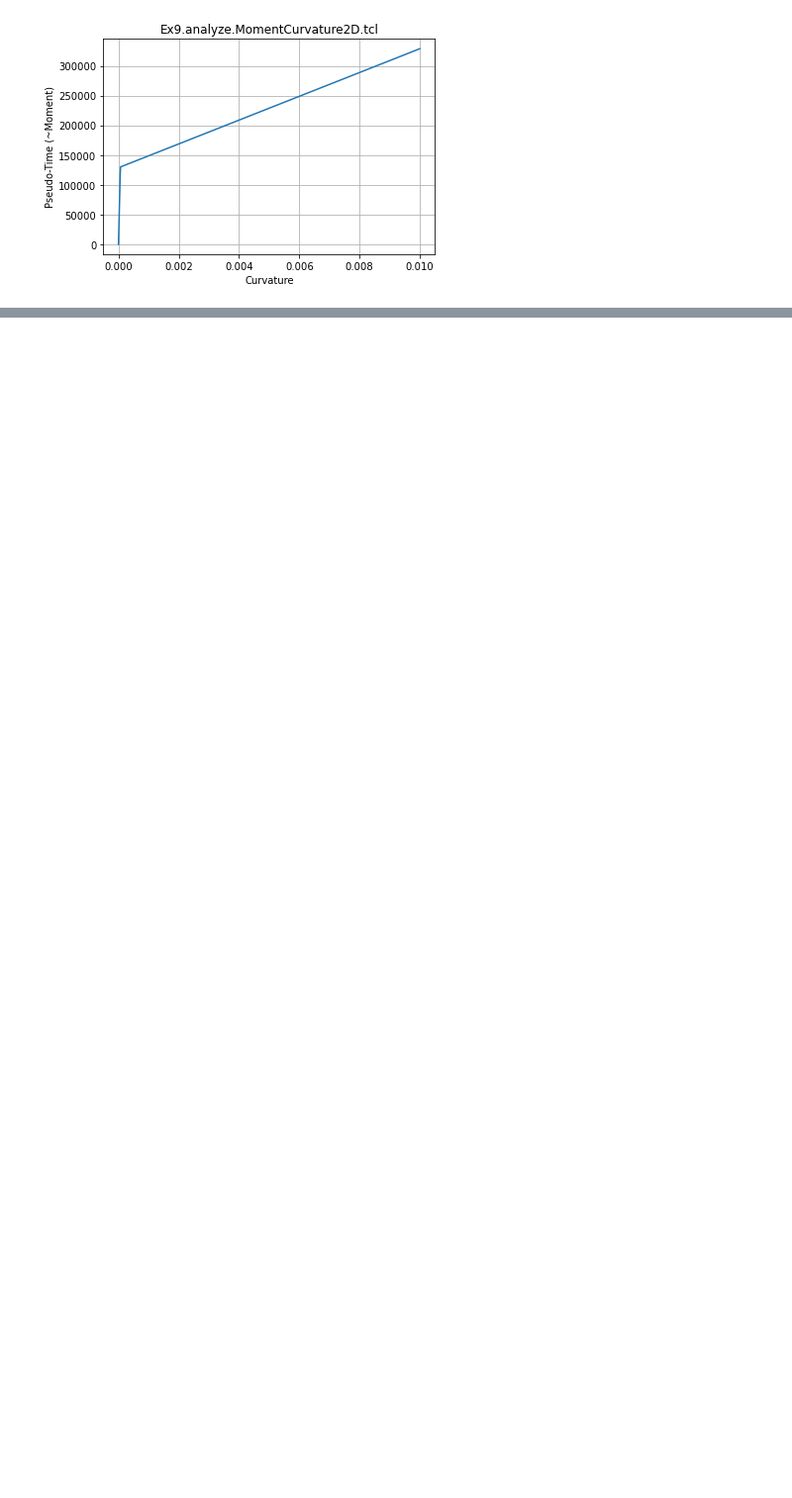
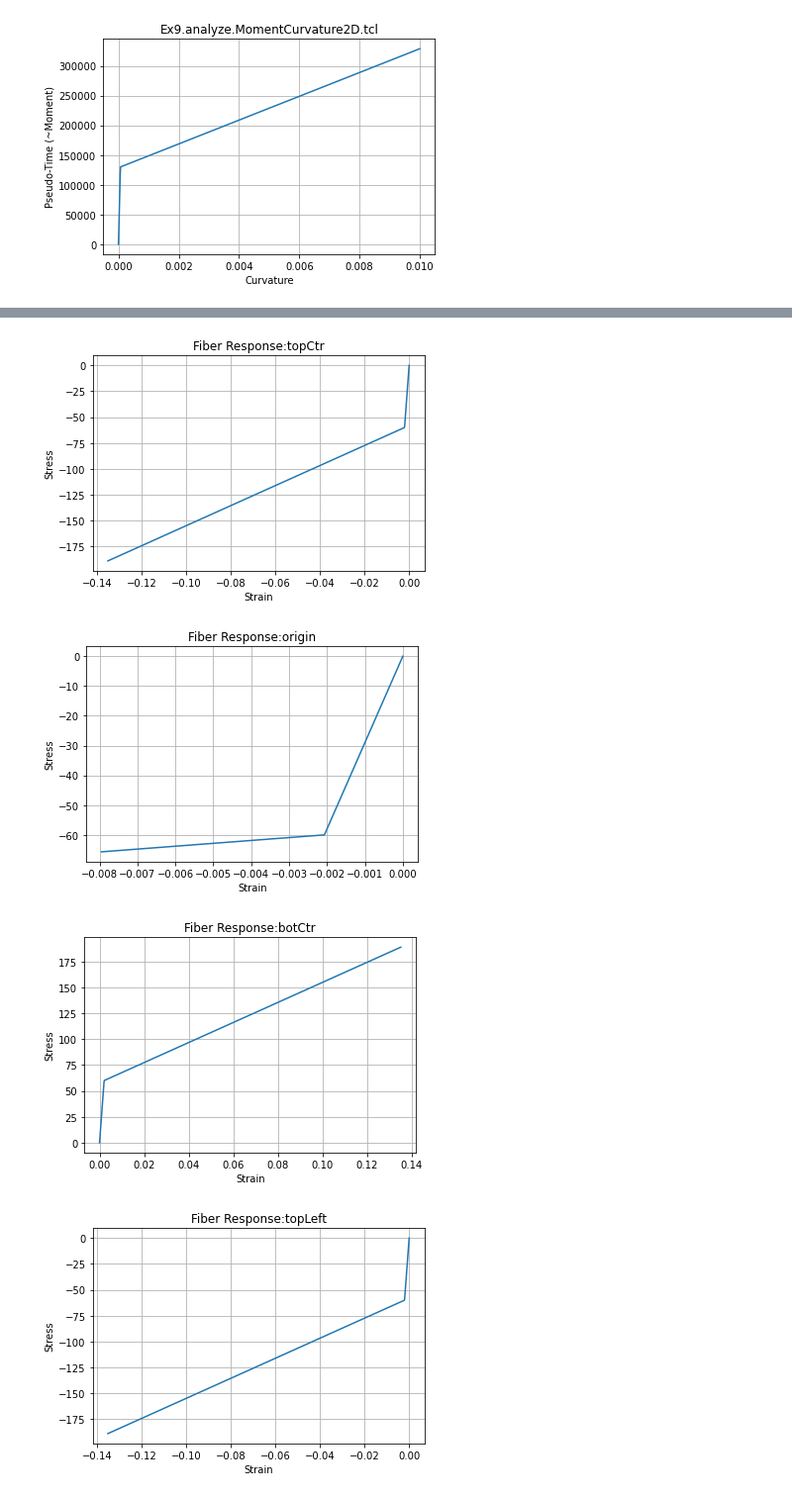
Before and after one commit to silviamazzoni/OpenSeesPy_ExamplesManual, a Jupyter notebook: BraineryBytes_OpenSees_Examples_Manual_Example_9_MomentCurvaturAnalysis.ipynb, the cells around one changed output, grey strips where cells are left out. Shown at 99% size. Cells and saved outputs as stored; diff of their text form; code cells hidden in the pictures; blank space fills up the shorter version.

```diff
--- a/BraineryBytes_OpenSees_Examples_Manual_Example_9_MomentCurvaturAnalysis.ipynb
+++ b/BraineryBytes_OpenSees_Examples_Manual_Example_9_MomentCurvaturAnalysis.ipynb
@@ -365,0 +385,16 @@ plt.show()
+# %%
+# look at fiber response:
+for thisLabel,thisData in fiberRecorderData.items():
+    fname3 = 'FiberResponse_'+thisLabel+'.out'
+    dataDFree = numpy.loadtxt(fname3)
+    plt.plot(dataDFree[:,1],dataDFree[:,0])
+    plt.xlabel('Strain')
+    plt.ylabel('Stress')
+    plt.title('Fiber Response:' + thisLabel)
+    plt.grid(True)
+    plt.show()
+# %% [output]
+[figure, added]
+[figure, added]
+[figure, added]
+[figure, added]
```
Also changed, not shown: parts of 6 cells of this notebook.
